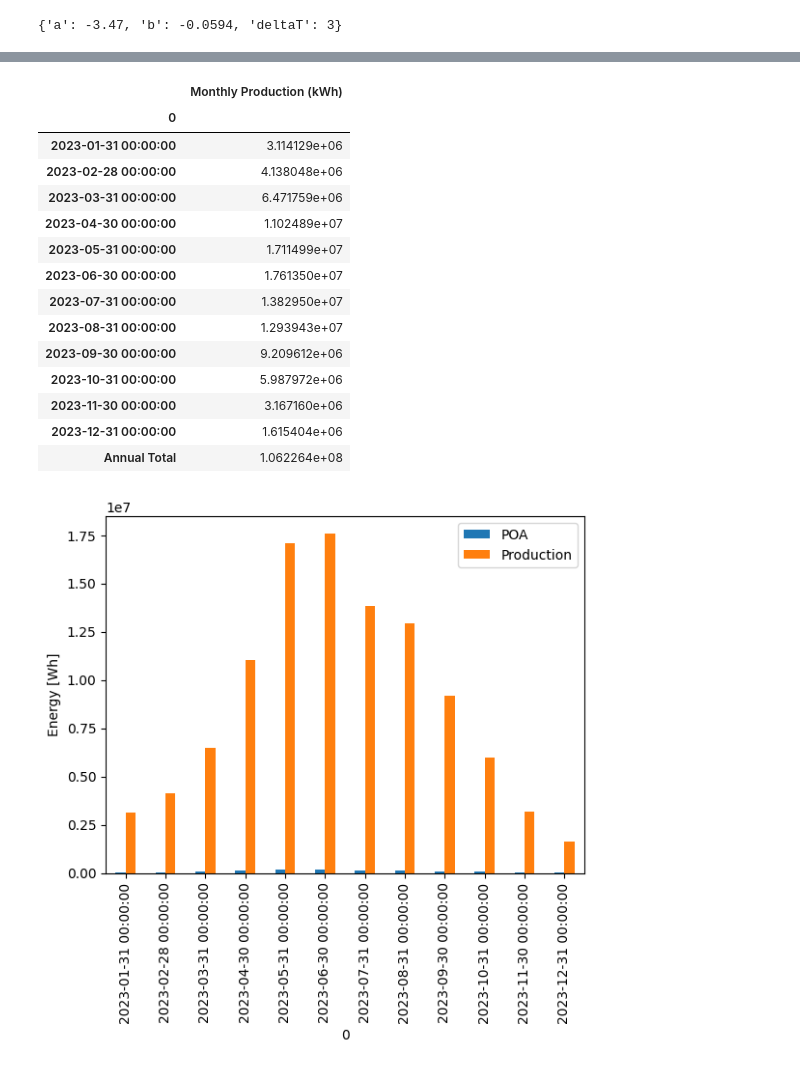
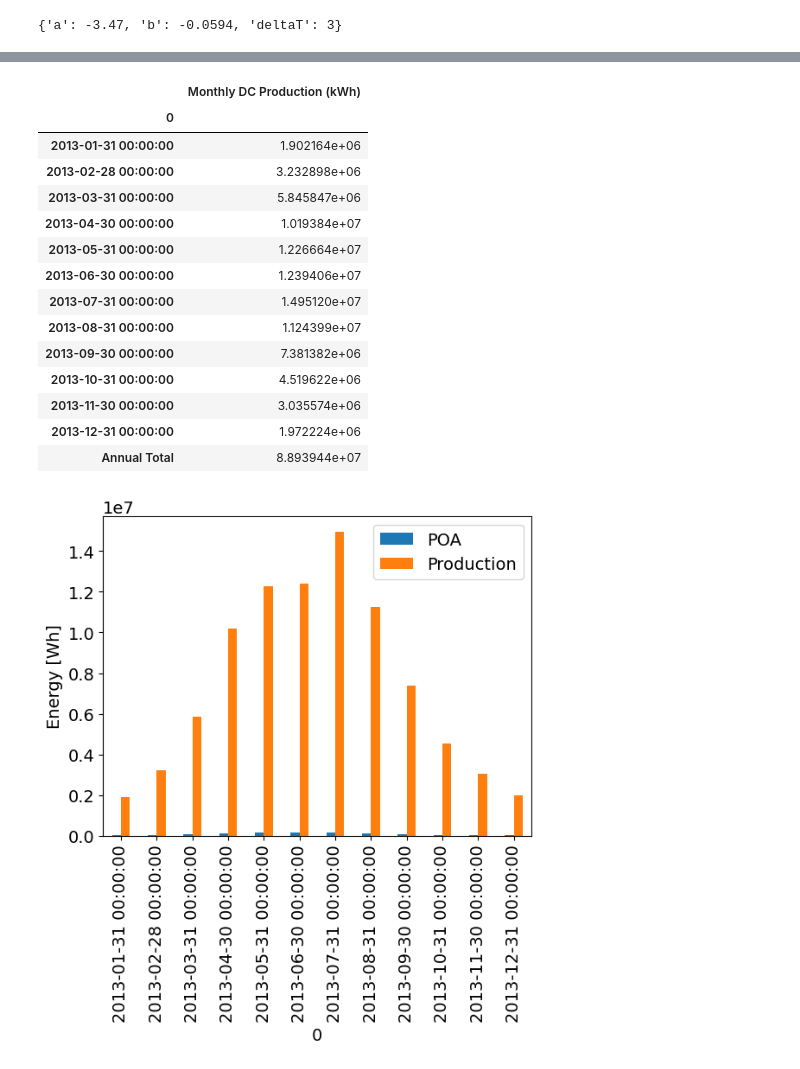
Before and after one commit to josephbenjamin/solar-model, a Jupyter notebook: solar-modelling.ipynb, the cells around one changed output, grey strips where cells are left out. Cells and saved outputs as stored; diff of their text form; code cells hidden in the pictures.

```diff
--- a/solar-modelling.ipynb
+++ b/solar-modelling.ipynb
@@ -130,7 +136,7 @@ plt.plot(df_filtered['GHI'])
 # %%
 # select data source!
 # df = df_tmy
-df = df_historical[df_historical.index.year == 2023]
+df = df_historical[df_historical.index.year == 2013]
 # %%
 # Plotting the three irradiance fields
 
@@ -421,7 +427,7 @@ for tilt in [0, 5, 10, 15, 20, 25, 30, 35, 40, 45, 50, 55, 60, 65, 70, 75, 80, 8
     # Calculate the total irradiance for the given tilt angle
     poa = pvlib.irradiance.get_total_irradiance(
         surface_tilt=tilt,  # Tilt angle
-        surface_azimuth=270,  # Facing South
+        surface_azimuth=90,  # Facing South
         dni=df['DNI'],
         ghi=df['GHI'],
         dhi=df['DHI'],
@@ -544,3 +550,14 @@ gamma_pdc = -0.4 / 100.0  # divide by 100 to go from %/°C to 1/°C
 nameplate = 100_000 # Watts
 
 array_power = pvlib.pvsystem.pvwatts_dc(poas[tilt]['poa_global'], cell_temperature, nameplate, gamma_pdc)
+system_losses = pvlib.pvsystem.pvwatts_losses(soiling=2,
+                                              shading=3,
+                                              snow=0,
+                                              mismatch=2,
+                                              wiring=2,
+                                              connections=0.5,
+                                              lid=1.5,
+                                              nameplate_rating=1,
+                                              age=0,
+                                              availability=3)
+array_power_effective = array_power * (1 - system_losses / 100)
@@ -571,39 +627,39 @@ Text(0.5, 1.0, 'Power vs POA, colored by cell temp.')
 # %%
 # Compare monthly energy production vs insolation
 
 df_plot = pd.DataFrame({
     'POA': poas[tilt]['poa_global'],
-    'Production': array_power,
+    'Production': array_power_effective,
 })
 # summing hourly power (W) gives (W h)
 # df_plot.plot.bar()
 df_plot.resample('ME').sum().plot.bar()
 plt.ylabel('Energy [Wh]')
 
 # Calculate monthly production in kWh
 monthly_production = df_plot['Production'].resample('ME').sum()
 annual_total = monthly_production.sum()
 # Create a DataFrame to display monthly totals and the annual total
 df_summary = pd.DataFrame({
-    'Monthly Production (kWh)': monthly_production
+    'Monthly DC Production (kWh)': monthly_production
 })
-df_summary.loc['Annual Total'] = df_summary['Monthly Production (kWh)'].sum()
+df_summary.loc['Annual Total'] = df_summary['Monthly DC Production (kWh)'].sum()
 display(df_summary)
 # %% [output]
-|  | Monthly Production (kWh) |
+|  | Monthly DC Production (kWh) |
 | 0 |  |
-| 2023-01-31 00:00:00 | 3.114129e+06 |
-| 2023-02-28 00:00:00 | 4.138048e+06 |
-| 2023-03-31 00:00:00 | 6.471759e+06 |
-| 2023-04-30 00:00:00 | 1.102489e+07 |
-| 2023-05-31 00:00:00 | 1.711499e+07 |
-| 2023-06-30 00:00:00 | 1.761350e+07 |
-| 2023-07-31 00:00:00 | 1.382950e+07 |
-| 2023-08-31 00:00:00 | 1.293943e+07 |
-| 2023-09-30 00:00:00 | 9.209612e+06 |
-| 2023-10-31 00:00:00 | 5.987972e+06 |
-| 2023-11-30 00:00:00 | 3.167160e+06 |
-| 2023-12-31 00:00:00 | 1.615404e+06 |
-| Annual Total | 1.062264e+08 |
+| 2013-01-31 00:00:00 | 1.902164e+06 |
+| 2013-02-28 00:00:00 | 3.232898e+06 |
+| 2013-03-31 00:00:00 | 5.845847e+06 |
+| 2013-04-30 00:00:00 | 1.019384e+07 |
+| 2013-05-31 00:00:00 | 1.226664e+07 |
+| 2013-06-30 00:00:00 | 1.239406e+07 |
+| 2013-07-31 00:00:00 | 1.495120e+07 |
+| 2013-08-31 00:00:00 | 1.124399e+07 |
+| 2013-09-30 00:00:00 | 7.381382e+06 |
+| 2013-10-31 00:00:00 | 4.519622e+06 |
+| 2013-11-30 00:00:00 | 3.035574e+06 |
+| 2013-12-31 00:00:00 | 1.972224e+06 |
+| Annual Total | 8.893944e+07 |
-[figure, old version]
+[figure, new version]
 # %%
```
Also changed, not shown: parts of 34 cells of this notebook.
